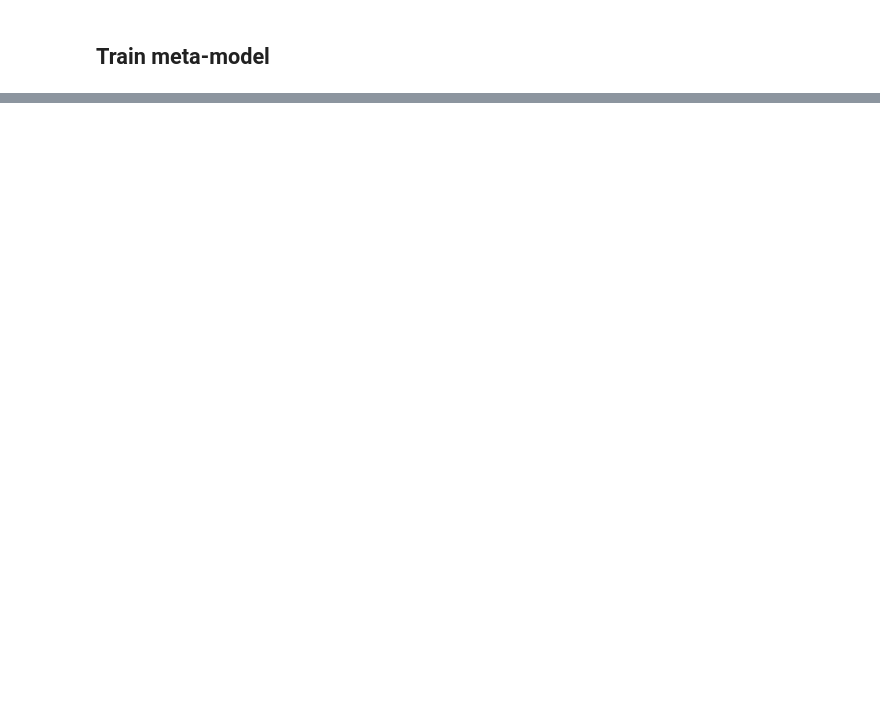
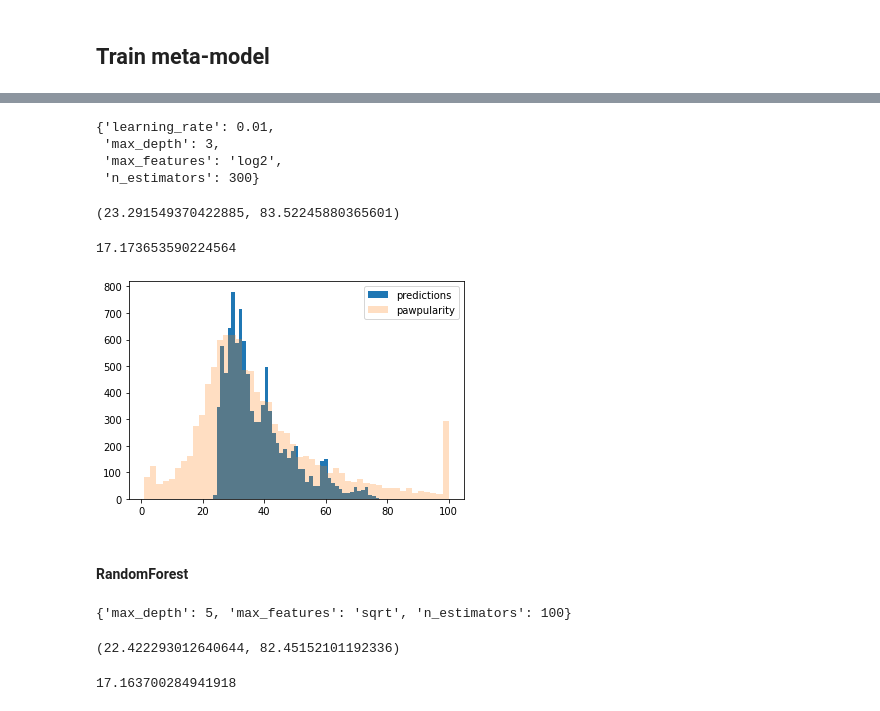
Before and after one commit to IamGianluca/petfinder-pawpularity-score, a Jupyter notebook: nbs/ensembling.ipynb, the cells around one changed output, grey strips where cells are left out. Drawn from its saved outputs; the diff is of its cells as text; code cells hidden in the pictures; blank space fills up the shorter version.

```diff
--- a/nbs/ensembling.ipynb
+++ b/nbs/ensembling.ipynb
@@ -56,7 +83,7 @@ x.shape
 # %% [markdown]
 ## Meta-data provided by organizers
 # %%
-df = pd.read_csv('../data/train_5folds.csv')
+df = pd.read_csv('../data/train_folds.csv')
 y_true = []
 other_feats = []
 for i in range(5):
@@ -108,2 +137,6 @@ x.shape
+# %%
+from sklearn.model_selection import PredefinedSplit
+
+cv = PredefinedSplit(df.kfold)
 # %% [markdown]
 ## Train meta-model
@@ -109,0 +145,56 @@ x.shape
+# %%
+from sklearn.model_selection import GridSearchCV
+from sklearn.ensemble import GradientBoostingRegressor
+
+reg = GradientBoostingRegressor()
+parameters = {
+    'n_estimators': [100, 300, 500],
+    'learning_rate':[0.01, 0.01, 0.1, 1],
+    'max_depth':[3, 5, 7],
+    'max_features': ["auto", "sqrt", "log2"]
+}
+clf = GridSearchCV(reg, parameters, n_jobs=-1, cv=cv, scoring='neg_root_mean_squared_error')
+grid = clf.fit(x, y_true)
+# %%
+grid.best_params_
+# %% [output]
+{'learning_rate': 0.01,
+ 'max_depth': 3,
+ 'max_features': 'log2',
+ 'n_estimators': 300}
+# %%
+from sklearn.linear_model import Lasso
+from sklearn.svm import SVR
+from sklearn.ensemble import RandomForestRegressor
+from sklearn.ensemble import AdaBoostRegressor
+
+y_pred = []
+y_real = []
+
+for train_idx, val_idx in cv.split():
+    x_train, y_train = x[train_idx, :], y_true[train_idx]
+
+    lr = GradientBoostingRegressor(**grid.best_params_)
+    lr.fit(X=x_train, y=y_train)
+
+    x_val = x[val_idx, :]
+    preds = lr.predict(x_val)
+
+    y_pred.extend(preds)
+    y_real.extend(y_true[val_idx])
+# %%
+np.min(y_pred), np.max(y_pred)
+# %% [output]
+(23.291549370422885, 83.52245880365601)
+# %%
+mean_squared_error(y_real, np.clip(y_pred, a_min=0, a_max=100), squared=False)
+# %% [output]
+17.173653590224564
+# %%
+plt.hist(y_pred, bins=50, label='predictions');
+plt.hist(y_real, bins=50, alpha=.25, label='pawpularity');
+plt.legend();
+# %% [output]
+[figure, added]
+# %% [markdown]
+#### RandomForest
@@ -109,0 +210,4 @@ x.shape
+# %%
+grid.best_params_
+# %% [output]
+{'max_depth': 5, 'max_features': 'sqrt', 'n_estimators': 100}
@@ -109,0 +235,8 @@ x.shape
+# %%
+np.min(y_pred), np.max(y_pred)
+# %% [output]
+(22.422293012640644, 82.45152101192336)
+# %%
+mean_squared_error(y_real, np.clip(y_pred, a_min=0, a_max=100), squared=False)
+# %% [output]
+17.163700284941918
```
Also changed, not shown: parts of 22 cells of this notebook, 13 other files.
